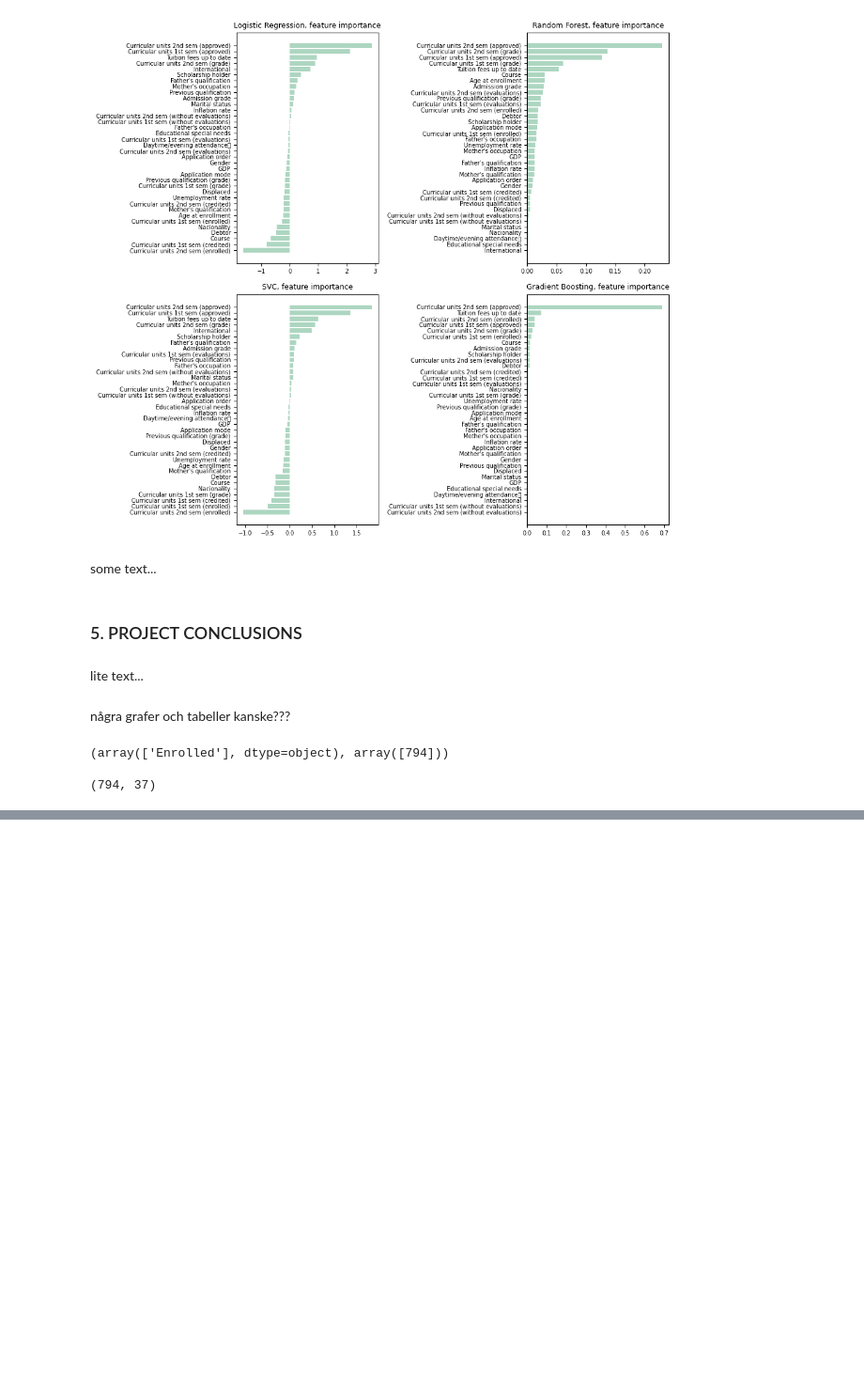
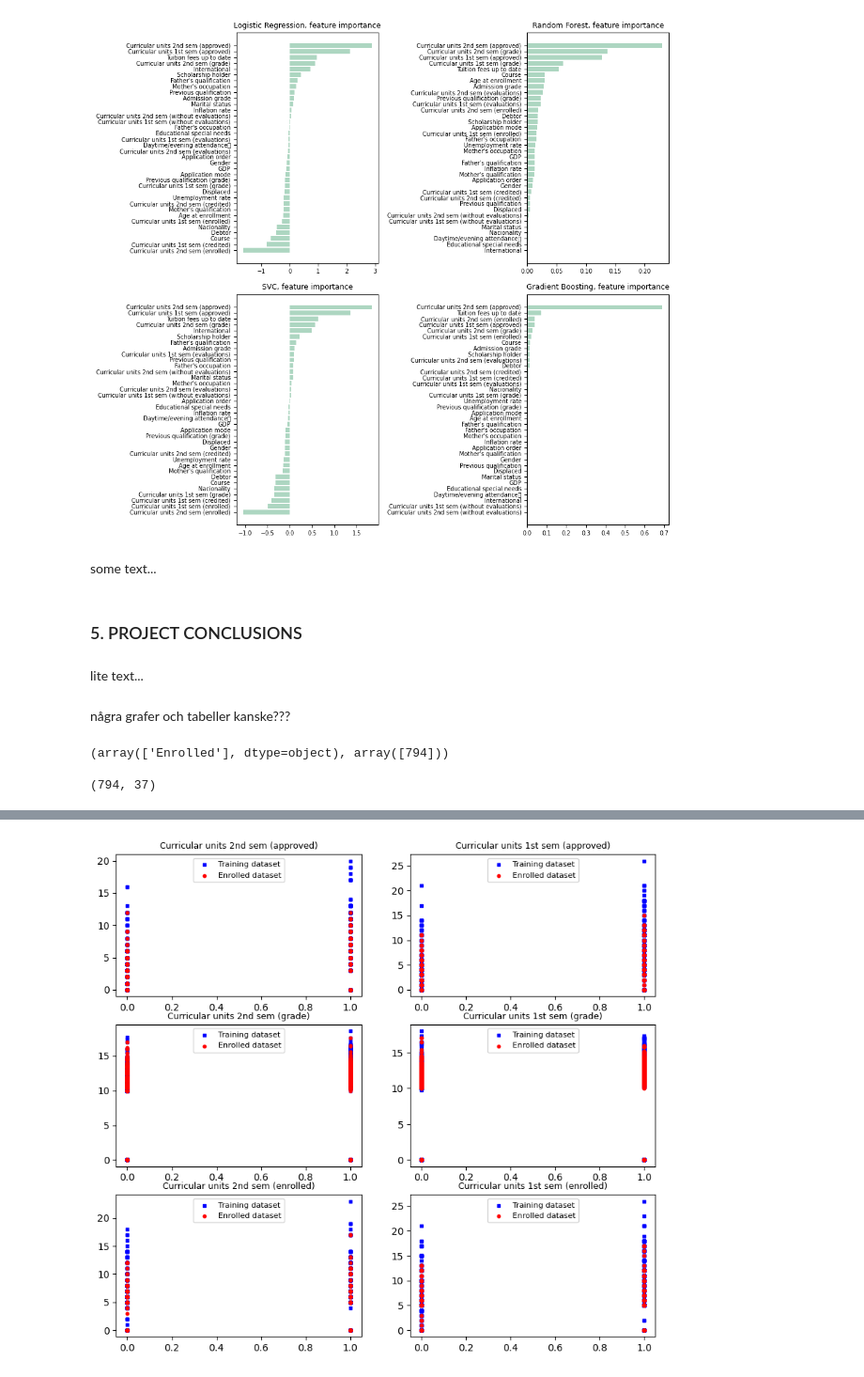
Before and after one commit to LLUhlin/data-science-project, a Jupyter notebook: student_final.ipynb, the cells around one changed output, grey strips where cells are left out. Shown at 94% size. Drawn from its saved outputs; the diff is of its cells as text; code cells hidden in the pictures; blank space fills up the shorter version.

Commit message:
5. PROJECT CONCLUSIONS
- lite nya grafer, som inte ger så mkt
- lite tabeller med statistik

```diff
--- a/student_final.ipynb
+++ b/student_final.ipynb
@@ -621,0 +597,58 @@ KeyError: 9
+# %%
+# WORK IN PROGRESS
+# Göra lite grafer över nedanstående features, jämföra skillnader i värden mellan res_train och res_enrolled
+
+yt = ensemb_final.predict(X_train_scaled)
+ye = ensemb_final.predict(X_enr_scaled)
+
+xt_2sem_app = X_train['Curricular units 2nd sem (approved)']
+xt_1sem_app = X_train['Curricular units 1st sem (approved)']
+xt_2sem_gra = X_train['Curricular units 2nd sem (grade)']
+xt_1sem_gra = X_train['Curricular units 1st sem (grade)']
+#xt_tui_fees = X_train['Tuition fees up to date']
+xt_2sem_enr = X_train['Curricular units 2nd sem (enrolled)']
+xt_1sem_enr = X_train['Curricular units 1st sem (enrolled)']
+
+xe_2sem_app = X_enr['Curricular units 2nd sem (approved)']
+xe_1sem_app = X_enr['Curricular units 1st sem (approved)']
+xe_2sem_gra = X_enr['Curricular units 2nd sem (grade)']
+xe_1sem_gra = X_enr['Curricular units 1st sem (grade)']
+#xe_tui_fees = X_enr['Tuition fees up to date']
+xe_2sem_enr = X_enr['Curricular units 2nd sem (enrolled)']
+xe_1sem_enr = X_enr['Curricular units 1st sem (enrolled)']
+
+fig, ax = plt.subplots(3, 2, figsize=(10,9))
+
+ax[0, 0].scatter(yt, xt_2sem_app, s=10, c='b', marker="s", label='Training dataset')
+ax[0, 0].scatter(ye, xe_2sem_app, s=10, c='r', marker="o", label='Enrolled dataset')
+ax[0, 0].set_title('Curricular units 2nd sem (approved)', size=9)
+ax[0, 0].legend(loc='upper center', fontsize=8)
+
+ax[0, 1].scatter(yt, xt_1sem_app, s=10, c='b', marker="s", label='Training dataset')
+ax[0, 1].scatter(ye, xe_1sem_app, s=10, c='r', marker="o", label='Enrolled dataset')
+ax[0, 1].set_title('Curricular units 1st sem (approved)', size=9)
+ax[0, 1].legend(loc='upper center', fontsize=8)
+
+ax[1, 0].scatter(yt, xt_2sem_gra, s=10, c='b', marker="s", label='Training dataset')
+ax[1, 0].scatter(ye, xe_2sem_gra, s=10, c='r', marker="o", label='Enrolled dataset')
+ax[1, 0].set_title('Curricular units 2nd sem (grade)', size=9)
+ax[1, 0].legend(loc='upper center', fontsize=8)
+
+ax[1, 1].scatter(yt, xt_1sem_gra, s=10, c='b', marker="s", label='Training dataset')
+ax[1, 1].scatter(ye, xe_1sem_gra, s=10, c='r', marker="o", label='Enrolled dataset')
+ax[1, 1].set_title('Curricular units 1st sem (grade)', size=9)
+ax[1, 1].legend(loc='upper center', fontsize=8)
+
+ax[2, 0].scatter(yt, xt_2sem_enr, s=10, c='b', marker="s", label='Training dataset')
+ax[2, 0].scatter(ye, xe_2sem_enr, s=10, c='r', marker="o", label='Enrolled dataset')
+ax[2, 0].set_title('Curricular units 2nd sem (enrolled)', size=9)
+ax[2, 0].legend(loc='upper center', fontsize=8)
+
+ax[2, 1].scatter(yt, xt_1sem_enr, s=10, c='b', marker="s", label='Training dataset')
+ax[2, 1].scatter(ye, xe_1sem_enr, s=10, c='r', marker="o", label='Enrolled dataset')
+ax[2, 1].set_title('Curricular units 1st sem (enrolled)', size=9)
+ax[2, 1].legend(loc='upper center', fontsize=8)
+
+plt.show()
+# %% [output]
+[figure, added]
```
Also changed, not shown: parts of 8 cells of this notebook.
